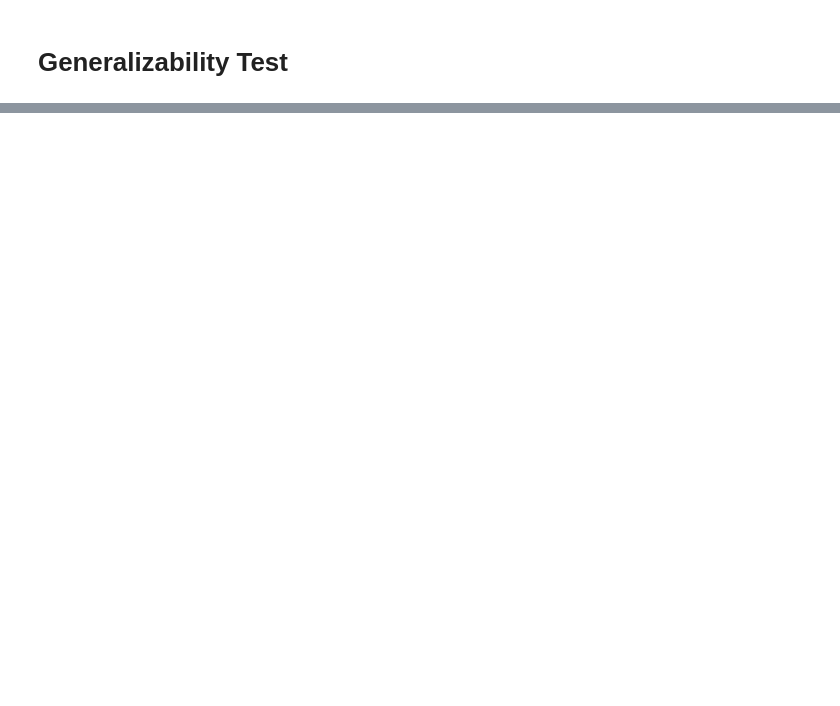
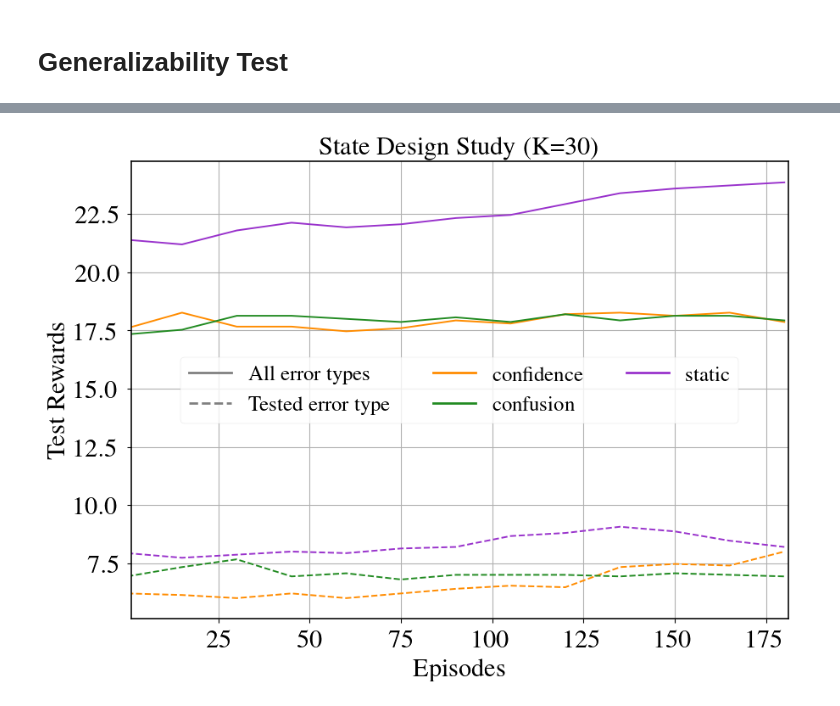
Before and after one commit to yaorong0921/RLAuditor, a Jupyter notebook: result_vis.ipynb, the cells around one changed output, grey strips where cells are left out. Drawn from its saved outputs; the diff is of its cells as text; code cells hidden in the pictures; blank space fills up the shorter version.

Commit message:
add state study results viz.

```diff
--- a/result_vis.ipynb
+++ b/result_vis.ipynb
@@ -209,0 +212,94 @@ plt.grid()
+# %%
+element = []
+element_expl = []
+
+lengths = []
+N = 15
+s = 70
+file_base = '../vu2/RL4Auditing/tabular/state_study/'
+list_result = ['noexpl_confidence_%dsteps.pkl'%s, 'noexpl_confusion_%dsteps.pkl'%s, 'noexpl_static_state_%dsteps.pkl'%s] #
+
+for l in list_result:
+    with open(file_base + l, 'rb') as file:
+        data = pickle.load(file)
+        values = average_chunks(data["test_reward"][:200], N)
+        values_expl = average_chunks(data["test_reward_expl"][:200], N)
+        element.append(values)
+        lengths.append(len(values))
+        element_expl.append(values_expl)
+# window_size = 10
+# averages = []
+# averages_explain = []
+
+# random_averages = []
+# random_averages_explain = []
+
+# # Ensure the list is large enough
+# if len(random_selected_elements) >= window_size:
+#     for i in range(window_size, len(random_selected_elements) + 1):
+#         # Get the last 100 elements ending at index i
+#         window = selected_elements[i - window_size:i]
+#         average = sum(window) / window_size
+#         averages.append(average)
+
+#         window2 = selected_elements_expl[i - window_size:i]
+#         average2 = sum(window2) / window_size
+
+#         averages_explain.append(average2)
+
+#         window = random_selected_elements[i - window_size:i]
+#         average = sum(window) / window_size
+#         random_averages.append(average)
+
+#         window2 = random_selected_elements_expl[i - window_size:i]
+#         average2 = sum(window2) / window_size
+
+#         random_averages_explain.append(average2)
+# # Create corresponding x-axis values (iterations)
+# iterations = list(range(len(random_averages_explain)))
+
+# Plot the selected elements
+# colors = generate_colormap_colors(len(element), cmap='inferno')
+colors = ['darkorange', 'forestgreen', 'darkorchid'] #, 'dodgerblue'
+length = min(lengths)
+plt.figure(figsize=(10, 7))
+x_ticks = [i * N for i in range(length)]
+for i in range(len(element)):
+    print(element[i])
+    plt.plot(x_ticks, element[i][:length], color=colors[i], linestyle='-')
+    plt.plot(x_ticks, element_expl[i][:length], color=colors[i], linestyle='--')
+
+# plt.plot(iterations, averages, marker='.', linestyle='-', color='b', label='Ours - All Errors')
+# plt.plot(iterations, averages_explain, marker='.', linestyle='-', color='r', label='Ours - Expl Errors')
+# plt.plot(iterations, random_averages, marker='.', linestyle='--', color='g', label='Random - All Errors')
+# plt.plot(iterations, random_averages_explain, marker='.', linestyle='--', color='y', label='Random - Expl Errors')
+
+# Create custom legend handles (only line styles)
+legend_line_handles = [
+    Line2D([0], [0], linestyle='-', color='gray', lw=2),  # Solid line
+    Line2D([0], [0], linestyle='--', color='gray', lw=2),  # Dashed line
+]
+
+# Set the legend
+
+
+# Create custom legend handles based on colors
+legend_color_handles = []
+for c in colors:
+    legend_color_handles.append(Line2D([0], [0], color=c, lw=2))
+
+combined_handles = legend_line_handles + legend_color_handles
+combined_labels = ['All error types', 'Tested error type', 'confidence', 'confusion', 'static']
+
+# Set the custom legend using the created handles
+plt.legend(combined_handles, combined_labels, loc='center', ncol=3) #, loc='upper left', bbox_to_anchor=(1, 1)
+
+plt.xlim(1, max(x_ticks) + 1)
+# plt.tight_layout()
+
+plt.xlabel('Episodes')
+plt.ylabel('Test Rewards')
+plt.title('State Design Study (K=30)')
+plt.grid()
+# plt.savefig(file_base+'generalizability_30.pdf', format='pdf', dpi=600)
+# %% [output]
@@ -209,0 +309 @@ plt.grid()
+[figure, added]
```
Also changed, not shown: parts of 3 cells of this notebook.
